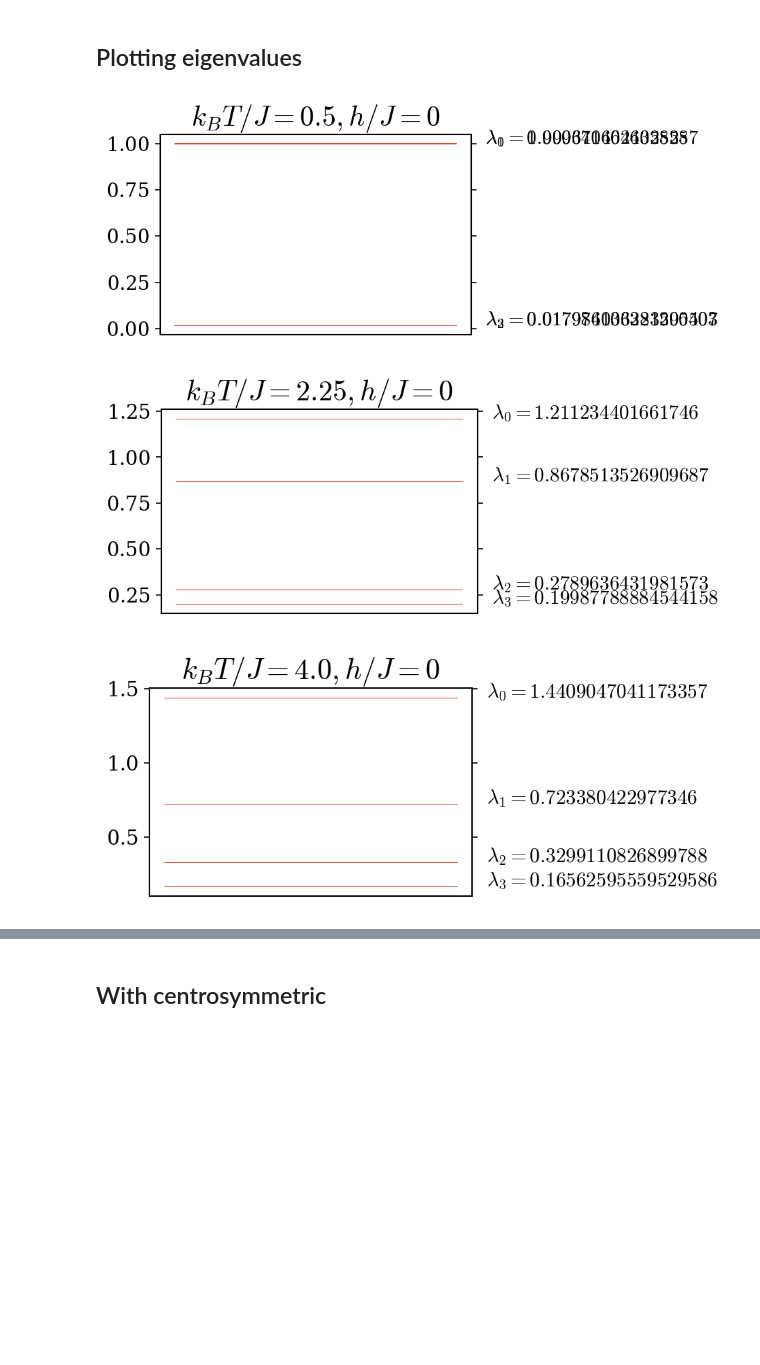
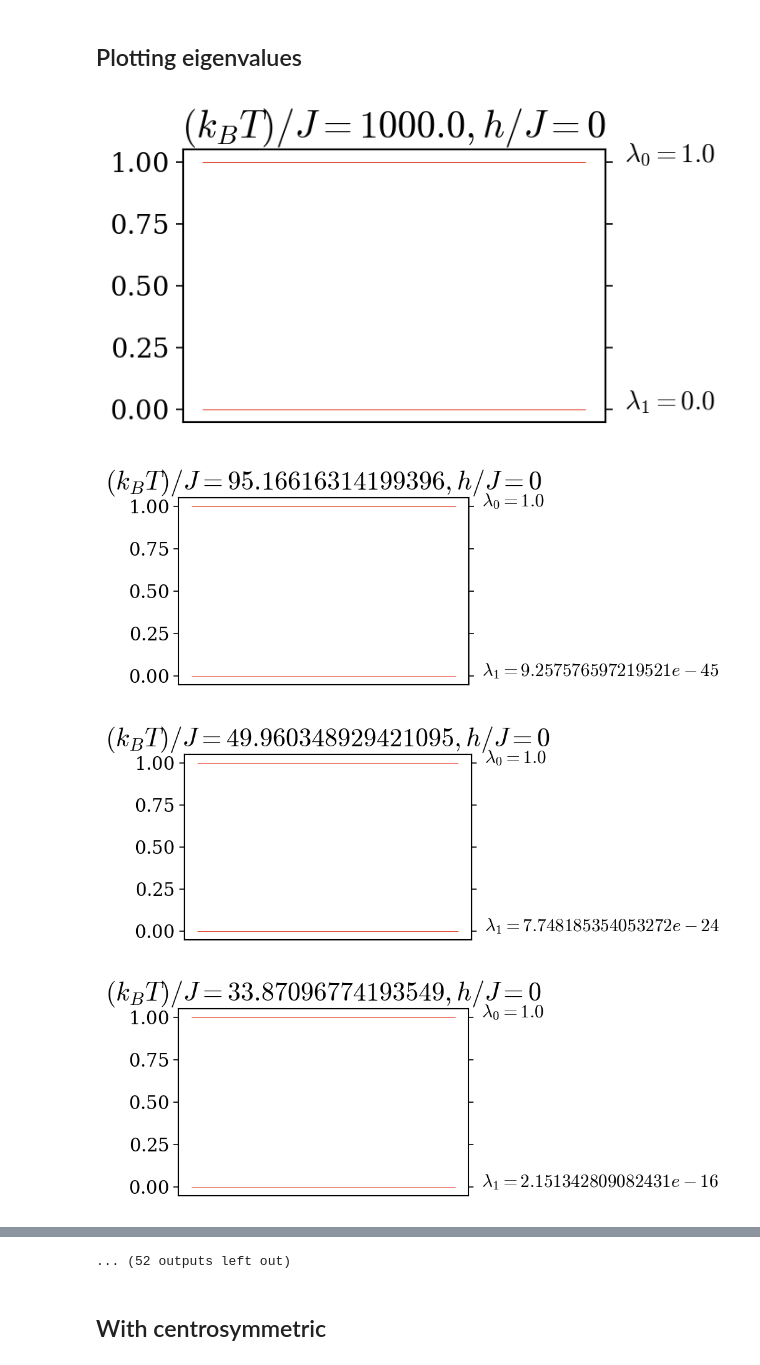
Before and after one commit to oarodriguez/isingchat, a Jupyter notebook: Notebooks/Drafts/Eigenvalue analysis.ipynb, the cells around one changed output, grey strips where cells are left out. Saved outputs shown, nothing was run; the diff lists cells and outputs as text; code cells hidden in the pictures; blank space fills up the shorter version.

```diff
--- a/Notebooks/Drafts/Eigenvalue analysis.ipynb
+++ b/Notebooks/Drafts/Eigenvalue analysis.ipynb
@@ -29,8 +29,9 @@ Populating the interactive namespace from numpy and matplotlib
 ## Getting data
 # %%
 p=1.0
-data_path = Path('C:\\Users\\MHJGuillermo\\PycharmProjects\\Doctorado\\Ising\\isingchat\\data\\eigens\\regular\\infinite-size\\p_{}'.format(p)).resolve()
-file = 'p-{}_nv-2_h-0_eig-4.yml'.format(p)
+nv=13
+data_path = Path('C:\\Users\\MHJGuillermo\\PycharmProjects\\Doctorado\\Ising\\isingchat\\data\\eigens\\regular\\infinite-size\\centrosym\\p_{}'.format(p)).resolve()
+file = 'p-{}_nv-{}_h-0_inv-temp_eig-{}.yml'.format(p,nv,2**nv)
 # data_path = Path('C:\\Users\\MHJGuillermo\\PycharmProjects\\Doctorado\\Ising\\isingchat\\data\\test').resolve()
 # file = 'p-2.0_nv-3_h-0.yml'.format(p)
 config_file = Path(os.path.join(data_path,file)).resolve()
@@ -45,5 +46,5 @@ with h5py.File(eigens_file) as h5fp:
 with config_file.open() as cfp:
     config_info = yaml.load(cfp)
 config_data = read_ising_config(config_info)
-temp = config_data["system"]["temperature"]
+temp = config_data["system"]["inv_temperature"]
 mag_field = config_data["system"]["magnetic_field"]
@@ -71,38 +81,44 @@ array([[[ 1.0003416 +0.j,  0.99967046+0.j, -0.0179861 +0.j,
 # %% [markdown]
 ## Plotting eigenvalues
 # %%
+# ind = len(temp)-1
 for ind in range(len(temp)):
     use_tex = False
 
     # Load the default style.
     style.use("default")
     rcParams["text.usetex"] = use_tex
 
     fig1: Figure = pyplot.figure(figsize=(4, 9), dpi=150)
     grid_spec = GridSpec(3, 1)
 
+    count = 0
     for ind_lam,lambda_value in enumerate(abs(data_eigenvalues[:,0][ind])):
         # Specific heat subplot.
         ax: Axes = fig1.add_subplot(grid_spec[0, 0])
 
         ax.hlines(y=abs(lambda_value),
                   xmin=0,
                   xmax=1,
                   lw=0.5)
         ax.annotate(r"$\lambda_{}={}$".format(ind_lam,lambda_value),
           xy     = (     1, lambda_value),
           xytext = (1.1, lambda_value)
         )
-        ax.set_title(r"$k_BT/J={}, h/J=0$".format(temp[ind]))
+        ax.set_title(r"$(k_BT)/J={}, h/J=0$".format(1/temp[ind]))
 
         #clean xticks
         ax.set_xticklabels([])
         ax.set_xticks([])
-#     ax.text(1.1, 1.3,
-#         s=r"$k_BT/J={}$".format(temp[ind]))
-#     ax.text(1.1, 1.1,
-#         s=r"$h/J=0$")
+    #     ax.text(1.1, 1.3,
+    #         s=r"$k_BT/J={}$".format(temp[ind]))
+    #     ax.text(1.1, 1.1,
+    #         s=r"$h/J=0$")
+        count += 1
+        if count >=2:
+            break
 # %% [output]
-[figure, old version]
+[figure, new version]
-[figure, old version]
+[figure, new version]
-[figure, old version]
+[figure, new version]
+[figure, added]
@@ -109,3 +133,4 @@ for ind in range(len(temp)):
+... (52 outputs left out)
 # %% [markdown]
 ## With centrosymmetric
 # %%
```
Also changed, not shown: parts of 4 cells of this notebook, 8 other files.
